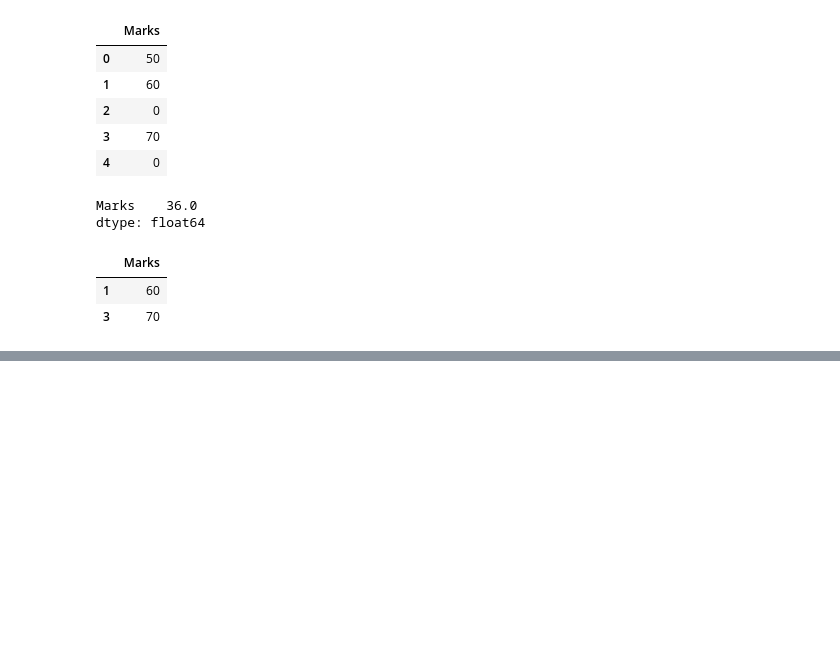
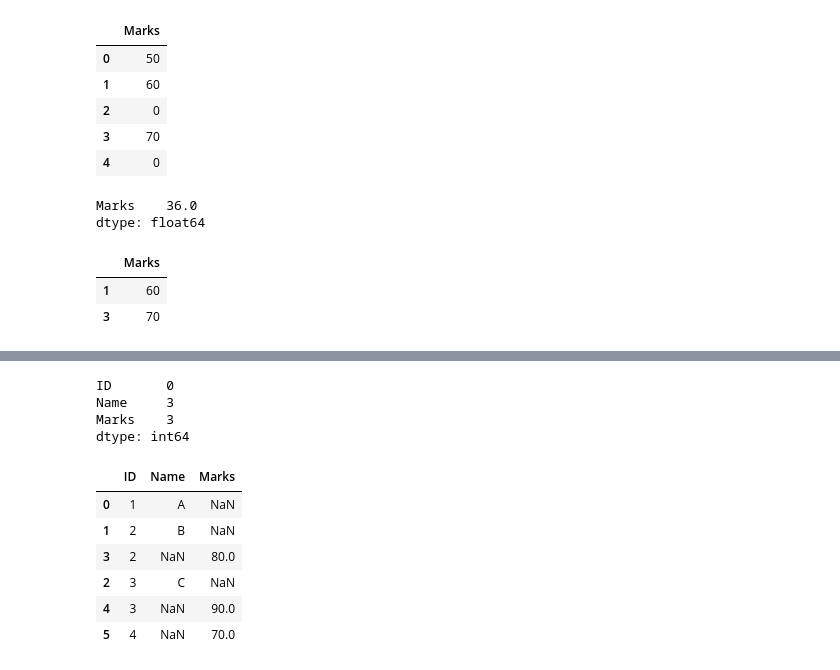
Before and after one commit to Jatin0422/Pandas_Prac, a Jupyter notebook: t1/Ch-1.ipynb, the cells around one changed output, grey strips where cells are left out. Cells and saved outputs as stored; diff of their text form; code cells hidden in the pictures; blank space fills up the shorter version.

```diff
--- a/t1/Ch-1.ipynb
+++ b/t1/Ch-1.ipynb
@@ -648,0 +670,19 @@ df70[df70['Marks']>50].sha
+# %%
+#2
+df71.isnull().sum()
+# %% [output]
+ID       0
+Name     3
+Marks    3
+dtype: int64
+# %%
+#3
+df71.sort_values(by='ID')
+# %% [output]
+|  | ID | Name | Marks |
+| 0 | 1 | A | NaN |
+| 1 | 2 | B | NaN |
+| 3 | 2 | NaN | 80.0 |
+| 2 | 3 | C | NaN |
+| 4 | 3 | NaN | 90.0 |
+| 5 | 4 | NaN | 70.0 |
```
Also changed, not shown: parts of 20 cells of this notebook.
